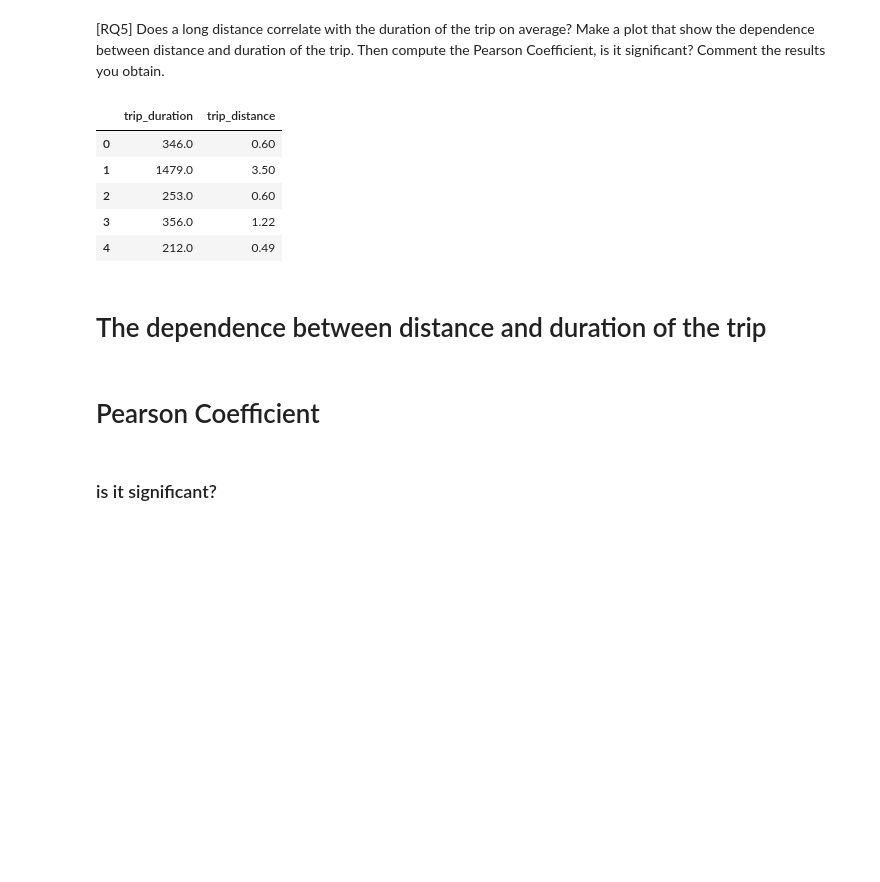
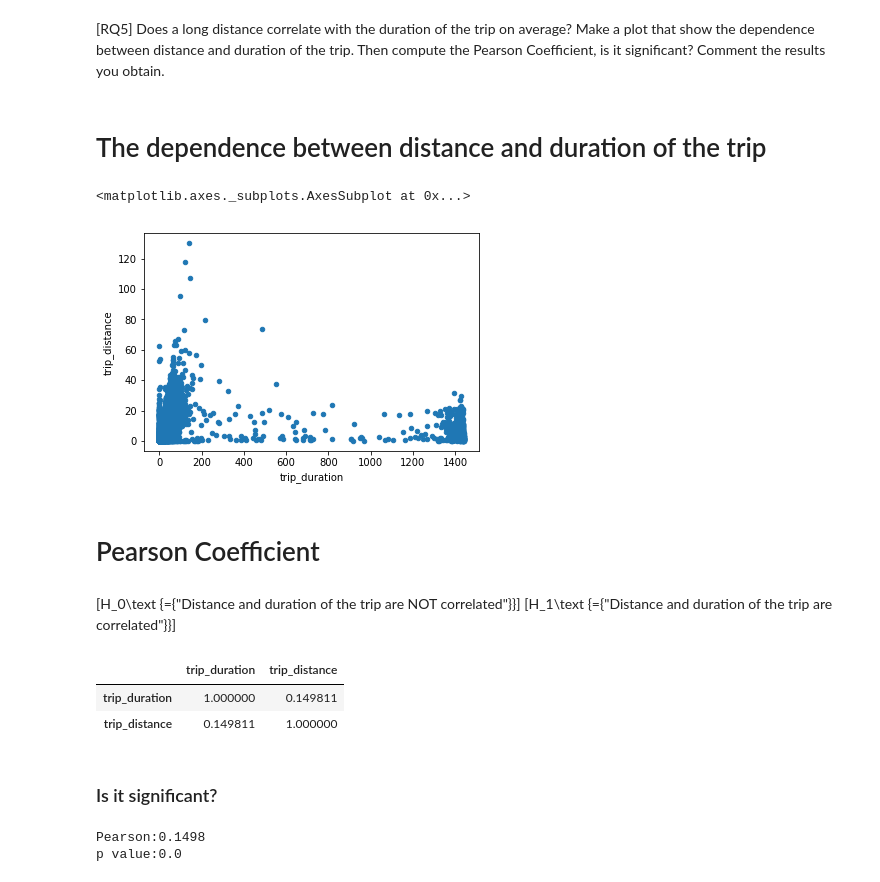
Before and after one commit to dusicastepic/ADMSecondHomework, a Jupyter notebook: RQ5.ipynb, the cells around one changed output. Drawn from its saved outputs; the diff is of its cells as text; code cells hidden in the pictures; blank space fills up the shorter version.

```diff
--- a/RQ5.ipynb
+++ b/RQ5.ipynb
@@ -22,38 +24,39 @@ taxi_zone_lookup = pd.read_csv('data/taxi_zone_lookup.csv')
 # names of the boroughs
 borough_lst = list(np.unique(taxi_zone_lookup.Borough))
 # %%
-trip_dur_lst=[]
-trip_dist_lst=[]
-for i,df_name in enumerate (df_names):
-        # load the ith dataframe, taking only the t_pickup_datetime column
-        df = pd.read_csv(df_name,usecols= ['tpep_pickup_datetime','tpep_dropoff_datetime','trip_distance'],
-                         parse_dates= ["tpep_pickup_datetime",'tpep_dropoff_datetime'],nrows=100)
-        df['trip_duration']=(df['tpep_dropoff_datetime']-df['tpep_pickup_datetime'])/ np.timedelta64(1, 's')
-        trip_dur_lst.append(df['trip_duration'])
-        trip_dist_lst.append(df.loc[:,'trip_distance'])
-trip_dur_series=pd.concat(trip_dur_lst,names='trip_duration')
-trip_dist_series=pd.concat(trip_dist_lst)
+def cor_dist_dur(df_names):
+    res_df=pd.DataFrame()
+    for i,df_name in enumerate (df_names):
+            # load the ith dataframe, taking only the t_pickup_datetime column
+            df = pd.read_csv(df_name,usecols= ['tpep_pickup_datetime','tpep_dropoff_datetime','trip_distance'],
+                             parse_dates= ["tpep_pickup_datetime",'tpep_dropoff_datetime'],nrows=100000)
+            df['trip_duration']=round((df['tpep_dropoff_datetime']-df['tpep_pickup_datetime'])/ np.timedelta64(1, 'm'),2)
 
-res_df=pd.concat([trip_dur_series,trip_dist_series],axis=1)
-
-del trip_dur_series
-del trip_dist_series
+            res_df=res_df.append(df.loc[:,['trip_duration','trip_distance']])
+    return res_df
-# %%
-res_df.head()
-# %% [output]
-|  | trip_duration | trip_distance |
-| 0 | 346.0 | 0.60 |
-| 1 | 1479.0 | 3.50 |
-| 2 | 253.0 | 0.60 |
-| 3 | 356.0 | 1.22 |
-| 4 | 212.0 | 0.49 |
+# %%
+res_df=cor_dist_dur(df_names)
 # %% [markdown]
 # The dependence between distance and duration of the trip
 # %%
-df.plot(x='trip_duration', y='trip_distance', kind='scatter')
+res_df.plot(x='trip_duration', y='trip_distance', kind='scatter')
+# %% [output]
+<matplotlib.axes._subplots.AxesSubplot at 0x...>
+[figure, added]
 # %% [markdown]
 # Pearson Coefficient
+# %%
+%%latex
+\[H_0\text {={"Distance and duration of the trip are NOT correlated"}}\]
+\[H_1\text {={"Distance and duration of the trip are correlated"}}\]
+# %% [output]
+\[H_0\text {={"Distance and duration of the trip are NOT correlated"}}\]
+\[H_1\text {={"Distance and duration of the trip are correlated"}}\]
 # %%
 res_df.corr(method='pearson') #pearson is default
+# %% [output]
+|  | trip_duration | trip_distance |
+| trip_duration | 1.000000 | 0.149811 |
+| trip_distance | 0.149811 | 1.000000 |
 # %% [markdown]
-### is it significant?
+### Is it significant?
@@ -59,0 +65,5 @@ res_df.corr(method='pearson') #pearson is default
+# %%
+print('Pearson:'+str(round(pearson,4))+'\n'+"p value:"+str(p_value))
+# %% [output]
+Pearson:0.1498
+p value:0.0
```
Also changed, not shown: parts of 4 cells of this notebook.
